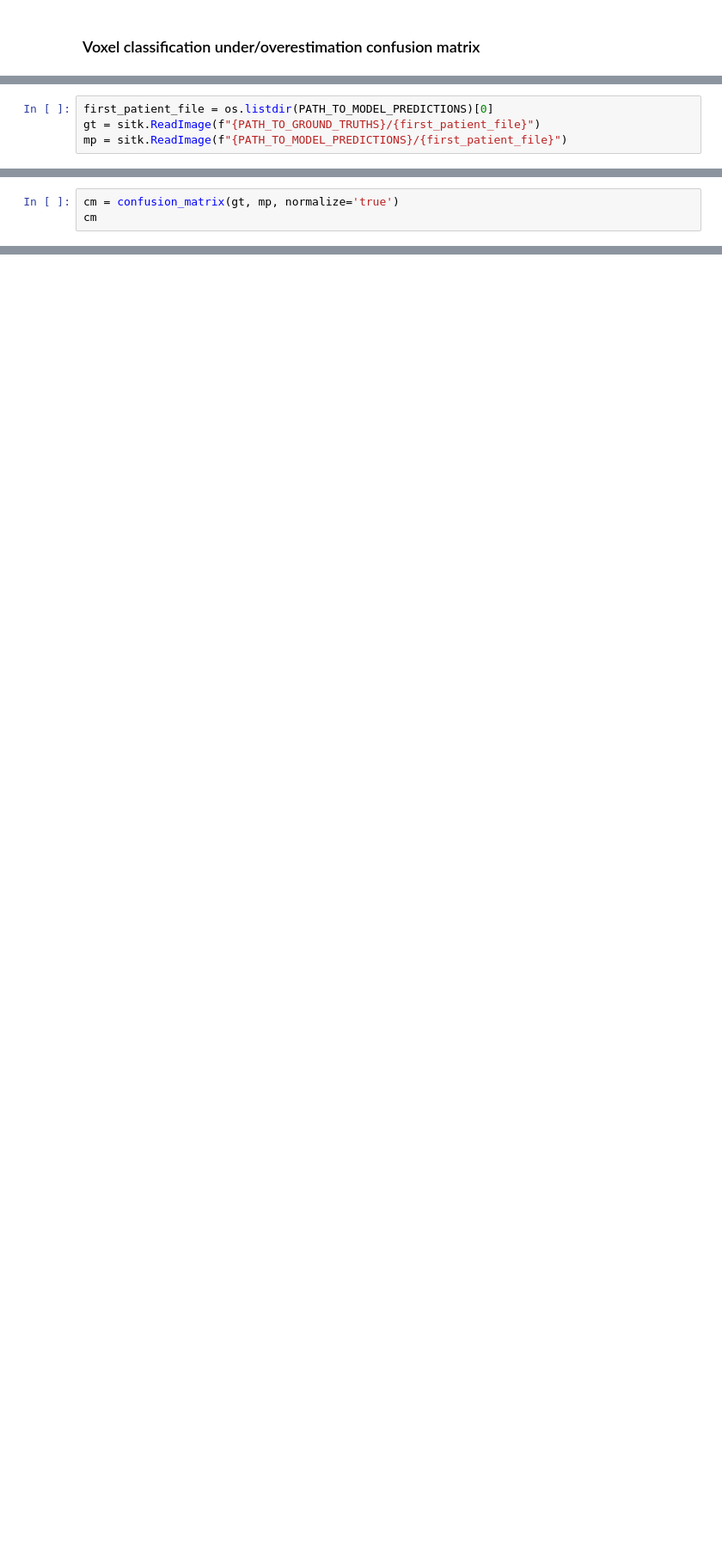
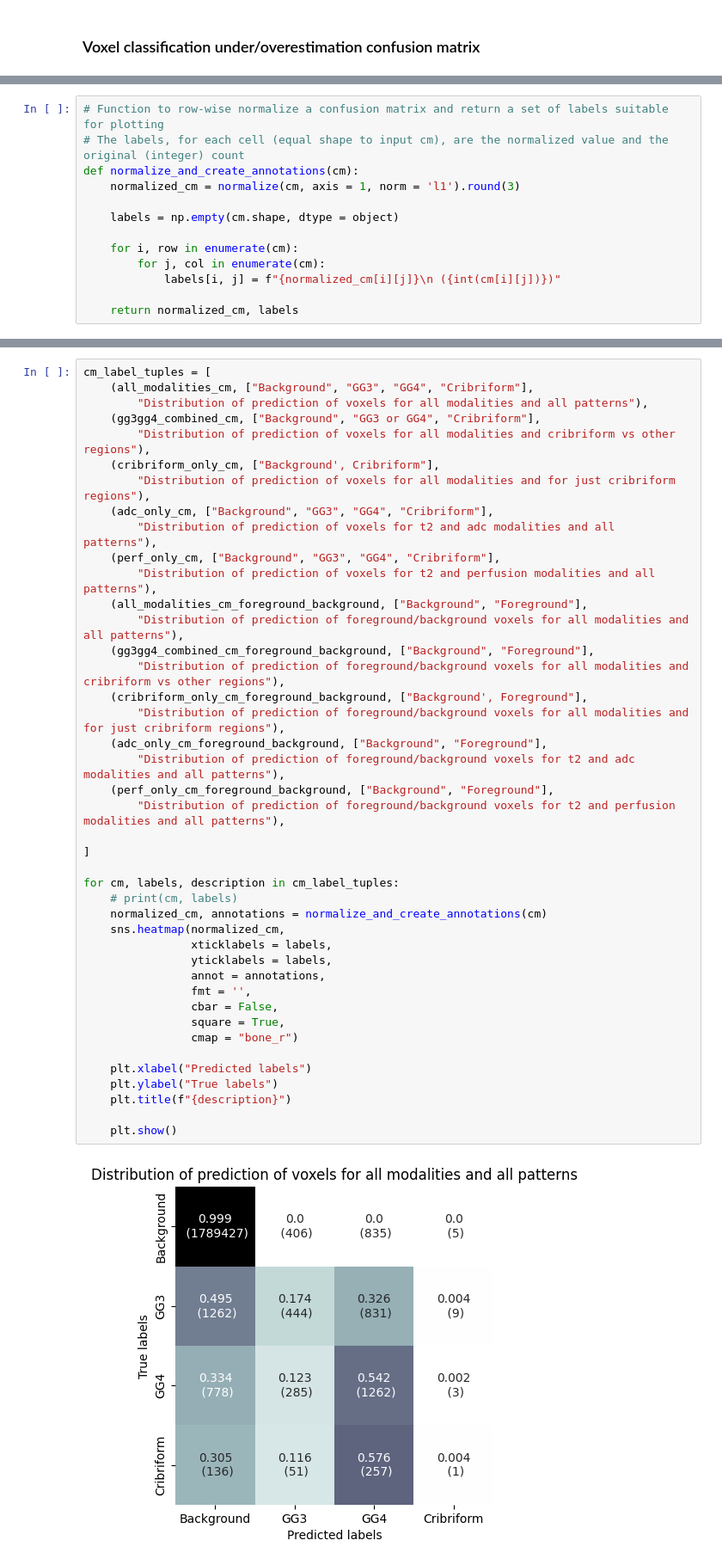
Before and after one commit to Looqes/pca_thesis_project, a Jupyter notebook: evaluation/confusionmatrix.ipynb, the cells around one changed output, grey strips where cells are left out. Shown: that part at 86% size. Drawn from its saved outputs; the diff is of its cells as text; blank space fills up the shorter version.

Commit message:
Updated confusion matrix notebook to create confusion matrices for multiple sets effectively

```diff
--- a/evaluation/confusionmatrix.ipynb
+++ b/evaluation/confusionmatrix.ipynb
@@ -92,4 +12,0 @@ print(output_cm)
-# %%
-first_patient_file = os.listdir(PATH_TO_MODEL_PREDICTIONS)[0]
-gt = sitk.ReadImage(f"{PATH_TO_GROUND_TRUTHS}/{first_patient_file}")
-mp = sitk.ReadImage(f"{PATH_TO_MODEL_PREDICTIONS}/{first_patient_file}")
@@ -126,3 +12,0 @@ mp = mp.flatten()
-# %%
-cm = confusion_matrix(gt, mp, normalize='true')
-cm
@@ -218,0 +181,13 @@ plt.show()
+# %%
+# Function to row-wise normalize a confusion matrix and return a set of labels suitable for plotting
+# The labels, for each cell (equal shape to input cm), are the normalized value and the original (integer) count
+def normalize_and_create_annotations(cm):
+    normalized_cm = normalize(cm, axis = 1, norm = 'l1').round(3)
+
+    labels = np.empty(cm.shape, dtype = object)
+
+    for i, row in enumerate(cm):
+        for j, col in enumerate(cm):
+            labels[i, j] = f"{normalized_cm[i][j]}\n ({int(cm[i][j])})"
+
+    return normalized_cm, labels
@@ -218,0 +211,44 @@ plt.show()
+# %%
+cm_label_tuples = [
+    (all_modalities_cm, ["Background", "GG3", "GG4", "Cribriform"],
+        "Distribution of prediction of voxels for all modalities and all patterns"),
+    (gg3gg4_combined_cm, ["Background", "GG3 or GG4", "Cribriform"],
+        "Distribution of prediction of voxels for all modalities and cribriform vs other regions"),
+    (cribriform_only_cm, ["Background', Cribriform"],
+        "Distribution of prediction of voxels for all modalities and for just cribriform regions"),
+    (adc_only_cm, ["Background", "GG3", "GG4", "Cribriform"],
+        "Distribution of prediction of voxels for t2 and adc modalities and all patterns"),
+    (perf_only_cm, ["Background", "GG3", "GG4", "Cribriform"],
+        "Distribution of prediction of voxels for t2 and perfusion modalities and all patterns"),
+    (all_modalities_cm_foreground_background, ["Background", "Foreground"],
+        "Distribution of prediction of foreground/background voxels for all modalities and all patterns"),
+    (gg3gg4_combined_cm_foreground_background, ["Background", "Foreground"],
+        "Distribution of prediction of foreground/background voxels for all modalities and cribriform vs other regions"),
+    (cribriform_only_cm_foreground_background, ["Background', Foreground"],
+        "Distribution of prediction of foreground/background voxels for all modalities and for just cribriform regions"),
+    (adc_only_cm_foreground_background, ["Background", "Foreground"],
+        "Distribution of prediction of foreground/background voxels for t2 and adc modalities and all patterns"),
+    (perf_only_cm_foreground_background, ["Background", "Foreground"],
+        "Distribution of prediction of foreground/background voxels for t2 and perfusion modalities and all patterns"),
+
+]
+
+for cm, labels, description in cm_label_tuples:
+    # print(cm, labels)
+    normalized_cm, annotations = normalize_and_create_annotations(cm)
+    sns.heatmap(normalized_cm,
+                xticklabels = labels,
+                yticklabels = labels,
+                annot = annotations,
+                fmt = '',
+                cbar = False,
+                square = True,
+                cmap = "bone_r")
+
+    plt.xlabel("Predicted labels")
+    plt.ylabel("True labels")
+    plt.title(f"{description}")
+
+    plt.show()
+# %% [output]
+[figure, added]
```
Also changed, not shown: parts of 16 cells of this notebook.
